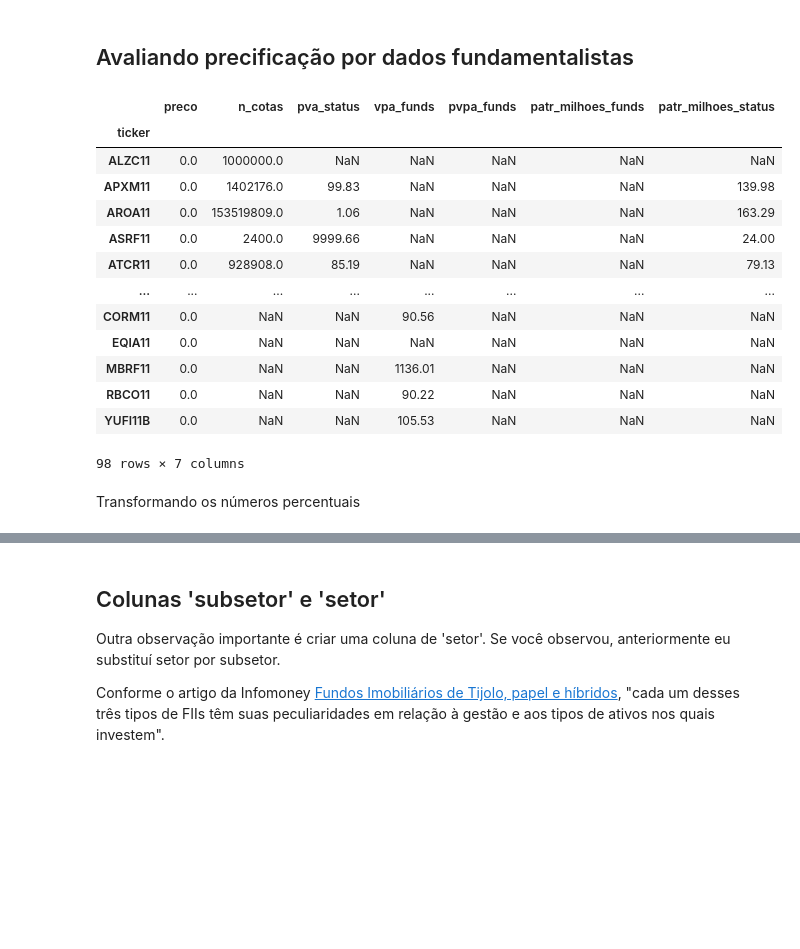
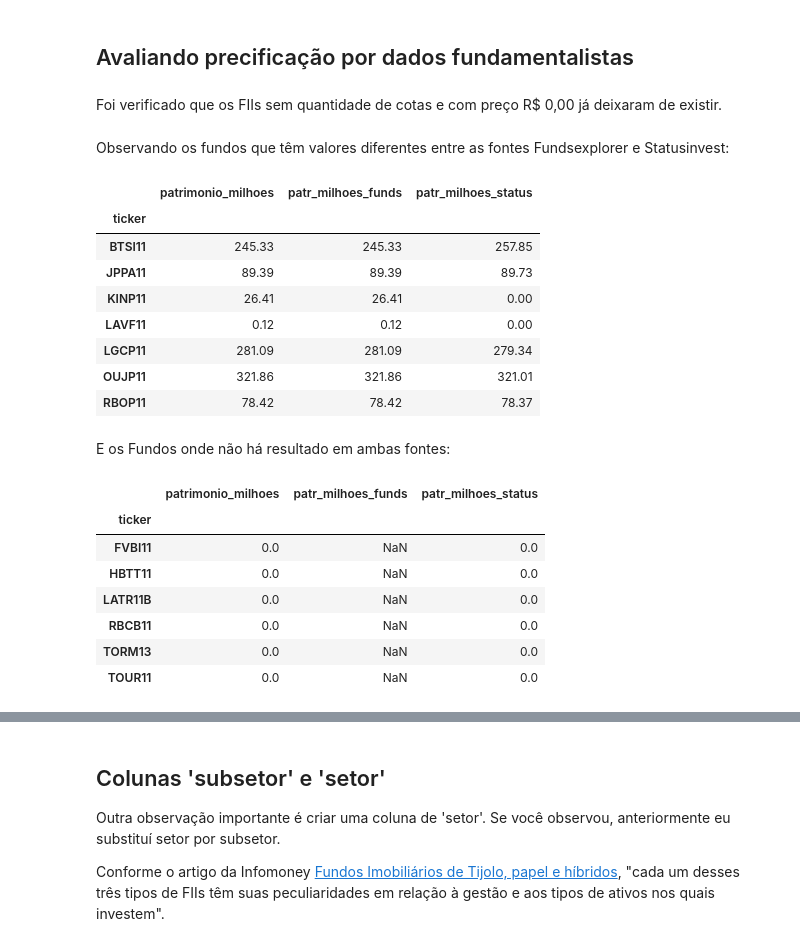
Before and after one commit to Mateus-cpa/analisando_fiis, a Jupyter notebook: analisando-fiis.ipynb, the cells around one changed output, grey strips where cells are left out. Saved outputs shown, nothing was run; the diff lists cells and outputs as text; code cells hidden in the pictures; blank space fills up the shorter version.

```diff
--- a/analisando-fiis.ipynb
+++ b/analisando-fiis.ipynb
@@ -392,7 +397,7 @@ colunas = {'PRECO': 'preco_status',
            'PATRIMONIO': 'patr_milhoes_status',
            'N COTISTAS': 'n_cotistas',
            'GESTAO': 'gestao',
-           ' N COTAS': 'n_cotas',
+           ' N COTAS': 'n_cotas_status',
           'SETOR': 'subsetor',
           'PREÇO ATUAL (R$)': 'preco_funds',
           'LIQUIDEZ DIÁRIA (R$)': 'liq_diaria_funds',
@@ -488,22 +494,36 @@ fiis[['preco','ifix']][(fiis.preco==0) & (fiis.ifix>0)].shape
 (0, 2)
 # %% [markdown]
 ## Avaliando precificação por dados fundamentalistas
+# %% [markdown]
+Foi verificado que os FIIs sem quantidade de cotas e com preço R$ 0,00 já deixaram de existir.
+# %%
+fiis = fiis[(fiis.n_cotas_status>0) | (fiis.preco>0)]
+# %% [markdown]
+Observando os fundos que têm valores diferentes entre as fontes Fundsexplorer e Statusinvest:
+# %%
+fiis['patrimonio_milhoes'] = np.where(pd.isna(fiis.patr_milhoes_funds), fiis.patr_milhoes_status, fiis.patr_milhoes_funds)
+
+fiis[['patrimonio_milhoes','patr_milhoes_funds','patr_milhoes_status']][(fiis.patr_milhoes_status != fiis.patr_milhoes_funds) & (pd.notna(fiis.patr_milhoes_status) & pd.notna(fiis.patr_milhoes_funds))]
+# %% [output]
+|  | patrimonio_milhoes | patr_milhoes_funds | patr_milhoes_status |
+| ticker |  |  |  |
+| BTSI11 | 245.33 | 245.33 | 257.85 |
+| JPPA11 | 89.39 | 89.39 | 89.73 |
+| KINP11 | 26.41 | 26.41 | 0.00 |
+| LAVF11 | 0.12 | 0.12 | 0.00 |
+| LGCP11 | 281.09 | 281.09 | 279.34 |
+| OUJP11 | 321.86 | 321.86 | 321.01 |
+| RBOP11 | 78.42 | 78.42 | 78.37 |
+# %% [markdown]
+E os Fundos onde não há resultado em ambas fontes:
 # %%
-fiis[['preco','n_cotas','pva_status','vpa_funds', 'pvpa_funds','patr_milhoes_funds','patr_milhoes_status']][fiis.preco ==0]
+fiis[['patrimonio_milhoes','patr_milhoes_funds','patr_milhoes_status']][fiis.patrimonio_milhoes==0]
 # %% [output]
-|  | preco | n_cotas | pva_status | vpa_funds | pvpa_funds | patr_milhoes_funds | patr_milhoes_status |
-| ticker |  |  |  |  |  |  |  |
-| ALZC11 | 0.0 | 1000000.0 | NaN | NaN | NaN | NaN | NaN |
-| APXM11 | 0.0 | 1402176.0 | 99.83 | NaN | NaN | NaN | 139.98 |
-| AROA11 | 0.0 | 153519809.0 | 1.06 | NaN | NaN | NaN | 163.29 |
-| ASRF11 | 0.0 | 2400.0 | 9999.66 | NaN | NaN | NaN | 24.00 |
-| ATCR11 | 0.0 | 928908.0 | 85.19 | NaN | NaN | NaN | 79.13 |
-| ... | ... | ... | ... | ... | ... | ... | ... |
-| CORM11 | 0.0 | NaN | NaN | 90.56 | NaN | NaN | NaN |
-| EQIA11 | 0.0 | NaN | NaN | NaN | NaN | NaN | NaN |
-| MBRF11 | 0.0 | NaN | NaN | 1136.01 | NaN | NaN | NaN |
-| RBCO11 | 0.0 | NaN | NaN | 90.22 | NaN | NaN | NaN |
-| YUFI11B | 0.0 | NaN | NaN | 105.53 | NaN | NaN | NaN |
+|  | patrimonio_milhoes | patr_milhoes_funds | patr_milhoes_status |
+| ticker |  |  |  |
+| FVBI11 | 0.0 | NaN | 0.0 |
+| HBTT11 | 0.0 | NaN | 0.0 |
+| LATR11B | 0.0 | NaN | 0.0 |
+| RBCB11 | 0.0 | NaN | 0.0 |
+| TORM13 | 0.0 | NaN | 0.0 |
+| TOUR11 | 0.0 | NaN | 0.0 |
-98 rows × 7 columns
-# %% [markdown]
-Transformando os números percentuais
```
Also changed, not shown: parts of 9 cells of this notebook.
